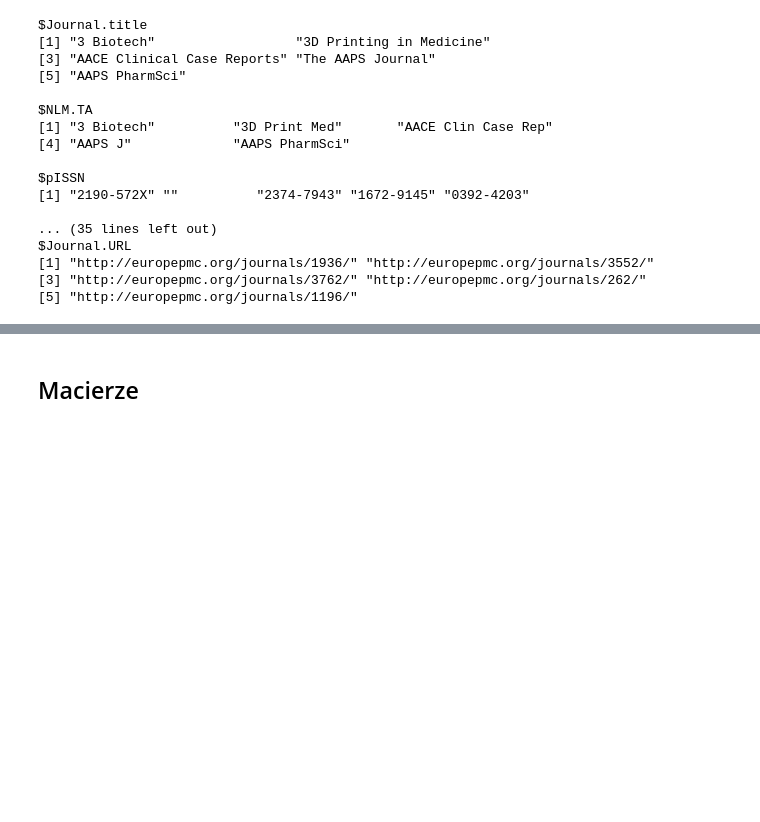
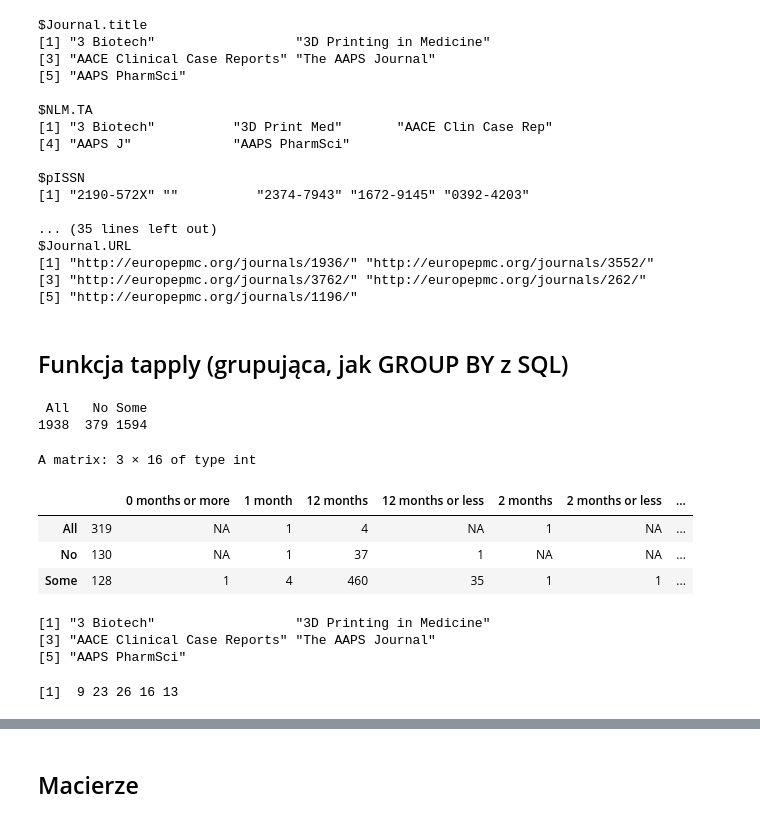
Before and after one commit to p100mma/uwb_bioinf_cw, a Jupyter notebook: zadania/10-11/examples-r.ipynb, the cells around one changed output, grey strips where cells are left out. Drawn from its saved outputs; the diff is of its cells as text; code cells hidden in the pictures; blank space fills up the shorter version.

Commit message:
Ostatnie przykłady potrzebne do rozwiązania zadania VII - funkcja tapply

```diff
--- a/zadania/10-11/examples-r.ipynb
+++ b/zadania/10-11/examples-r.ipynb
@@ -484,3 +461,32 @@ $Journal.URL
 [1] "http://europepmc.org/journals/1936/" "http://europepmc.org/journals/3552/"
 [3] "http://europepmc.org/journals/3762/" "http://europepmc.org/journals/262/"
 [5] "http://europepmc.org/journals/1196/"
+# %% [markdown]
+## Funkcja tapply (grupująca, jak GROUP BY z SQL)
+# %%
+#tapply(wektor_wartości, wektor_grupujący_lub_lista_wektorów_grupujących,
+#funkcja_do_zastosowania_w_grupach)
+tapply(df$Journal.title, df$Open.access,
+       length) # ile jest tytułów czasopism z danym poziomiem Open.access
+tapply(df$Journal.title, list(df$Open.access, df$Free.access),
+      length)   # ile jest tytułów czasopism z danym poziomem Open.access i
+                # czasem wolnego dostępu (free.acess)
+                # NA <- 0
+
+
+#dodanie bezsensownej :) kolumny z danymi numerycznymi do df
+df$title.length<- unlist(lapply(df$Journal.title,nchar)) #liczba znaków w Journal.title
+df[1:5,]$Journal.title
+df[1:5,]$title.length
+# %% [output]
+ All   No Some
+1938  379 1594
+A matrix: 3 × 16 of type int
+|  |  | 0 months or more | 1 month | 12 months | 12 months or less | 2 months | 2 months or less | ... |
+| All | 319 | NA | 1 | 4 | NA | 1 | NA | ... |
+| No | 130 | NA | 1 | 37 | 1 | NA | NA | ... |
+| Some | 128 | 1 | 4 | 460 | 35 | 1 | 1 | ... |
+[1] "3 Biotech"                  "3D Printing in Medicine"
+[3] "AACE Clinical Case Reports" "The AAPS Journal"
+[5] "AAPS PharmSci"
+[1]  9 23 26 16 13
```
Also changed, not shown: parts of 15 cells of this notebook.
